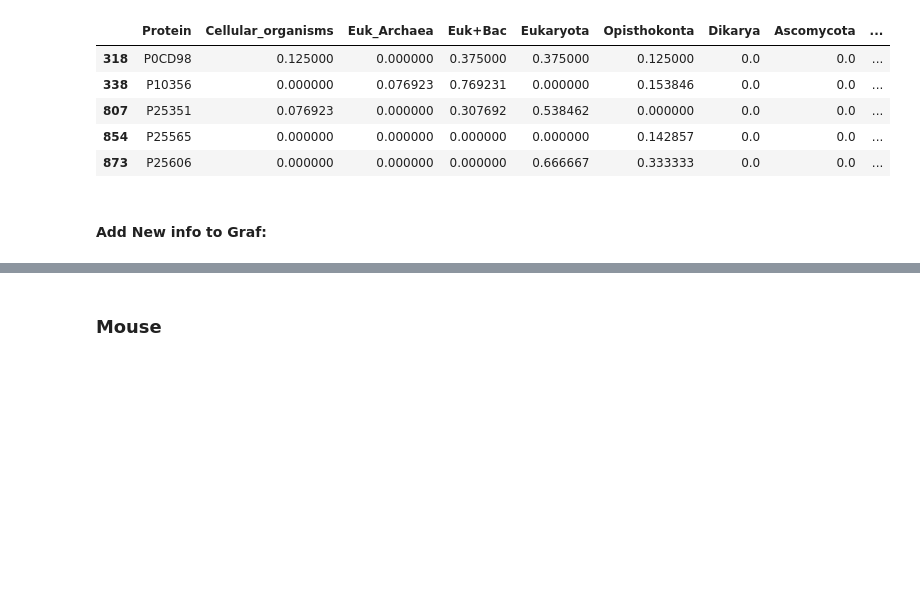
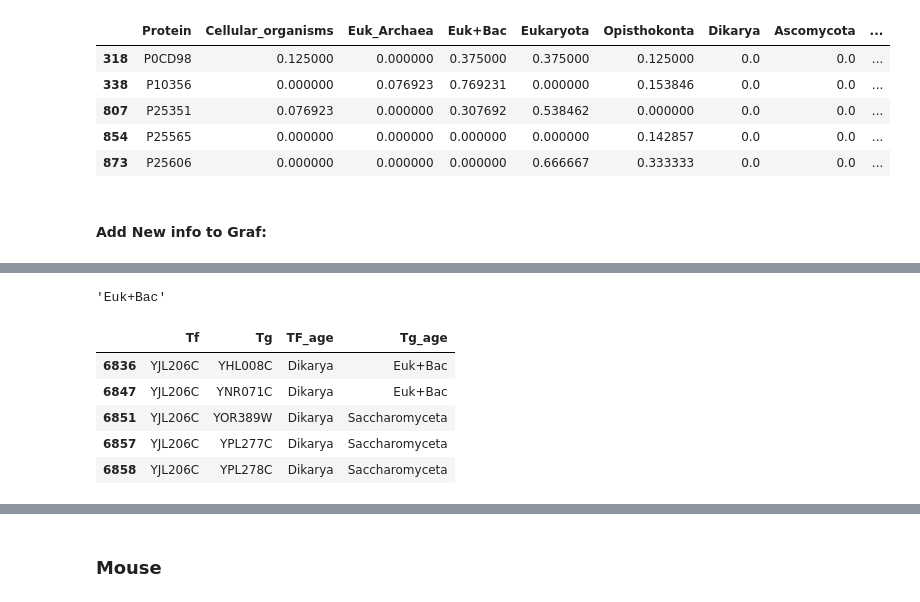
Before and after one commit to Freddsle/age_patterns, a Jupyter notebook: code/02_age_gene_classes.ipynb, the cells around one changed output, grey strips where cells are left out. Cells and saved outputs as stored; diff of their text form; code cells hidden in the pictures; blank space fills up the shorter version.

```diff
--- a/code/02_age_gene_classes.ipynb
+++ b/code/02_age_gene_classes.ipynb
@@ -142,0 +200,4 @@ yeast_gene_ages.head()
+# %%
+yeast_gene_ages.loc[yeast_gene_ages['Gene'] == 'YER152C']['modeAge'].iloc[0]
+# %% [output]
+'Euk+Bac'
@@ -142,0 +229,10 @@ yeast_gene_ages.head()
+# %%
+# Есть ребра, где классы нод не совпадают
+yeast_data[yeast_data['TF_age'].notnull() & yeast_data['Tg_age'].notnull()]
+# %% [output]
+|  | Tf | Tg | TF_age | Tg_age |
+| 6836 | YJL206C | YHL008C | Dikarya | Euk+Bac |
+| 6847 | YJL206C | YNR071C | Dikarya | Euk+Bac |
+| 6851 | YJL206C | YOR389W | Dikarya | Saccharomyceta |
+| 6857 | YJL206C | YPL277C | Dikarya | Saccharomyceta |
+| 6858 | YJL206C | YPL278C | Dikarya | Saccharomyceta |
```
Also changed, not shown: parts of 21 cells of this notebook, 4 other files.
